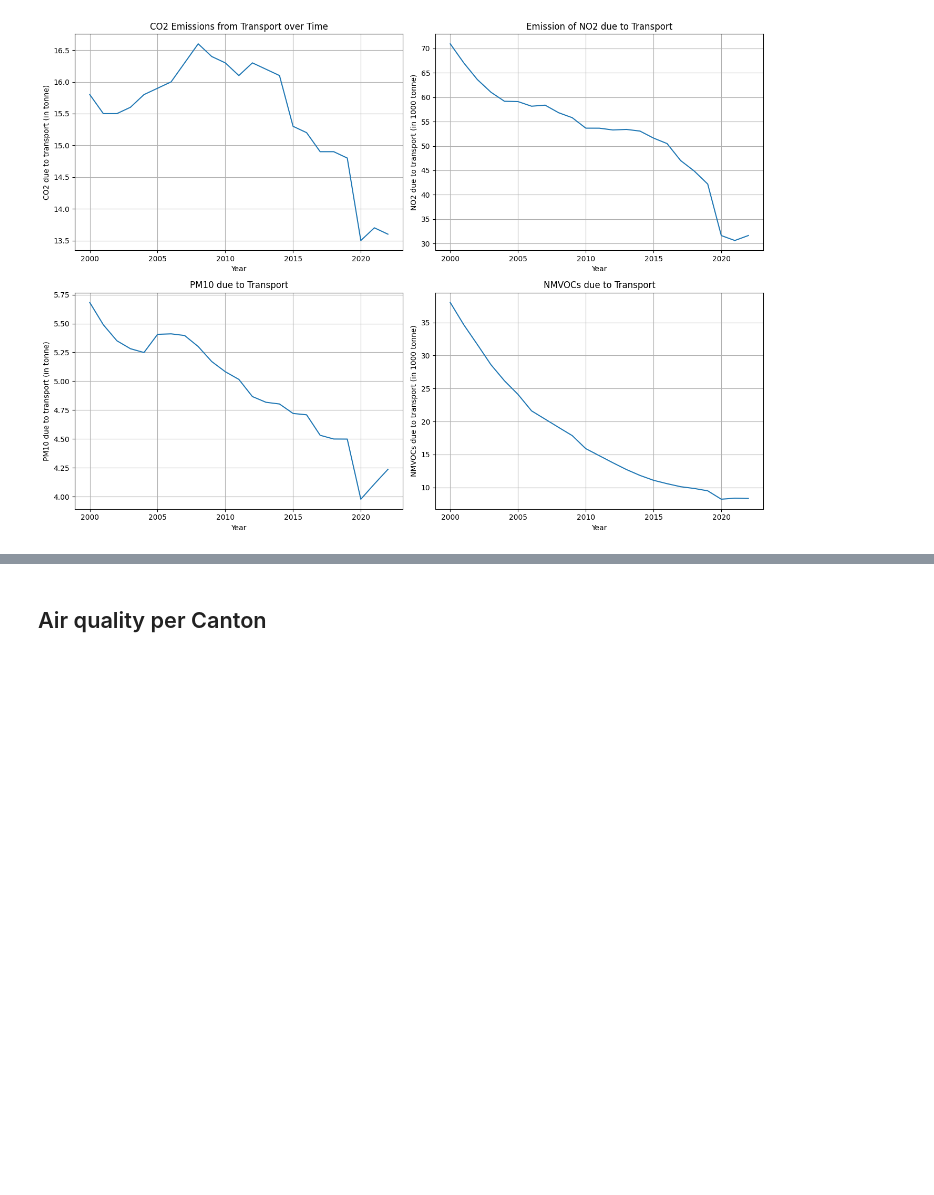
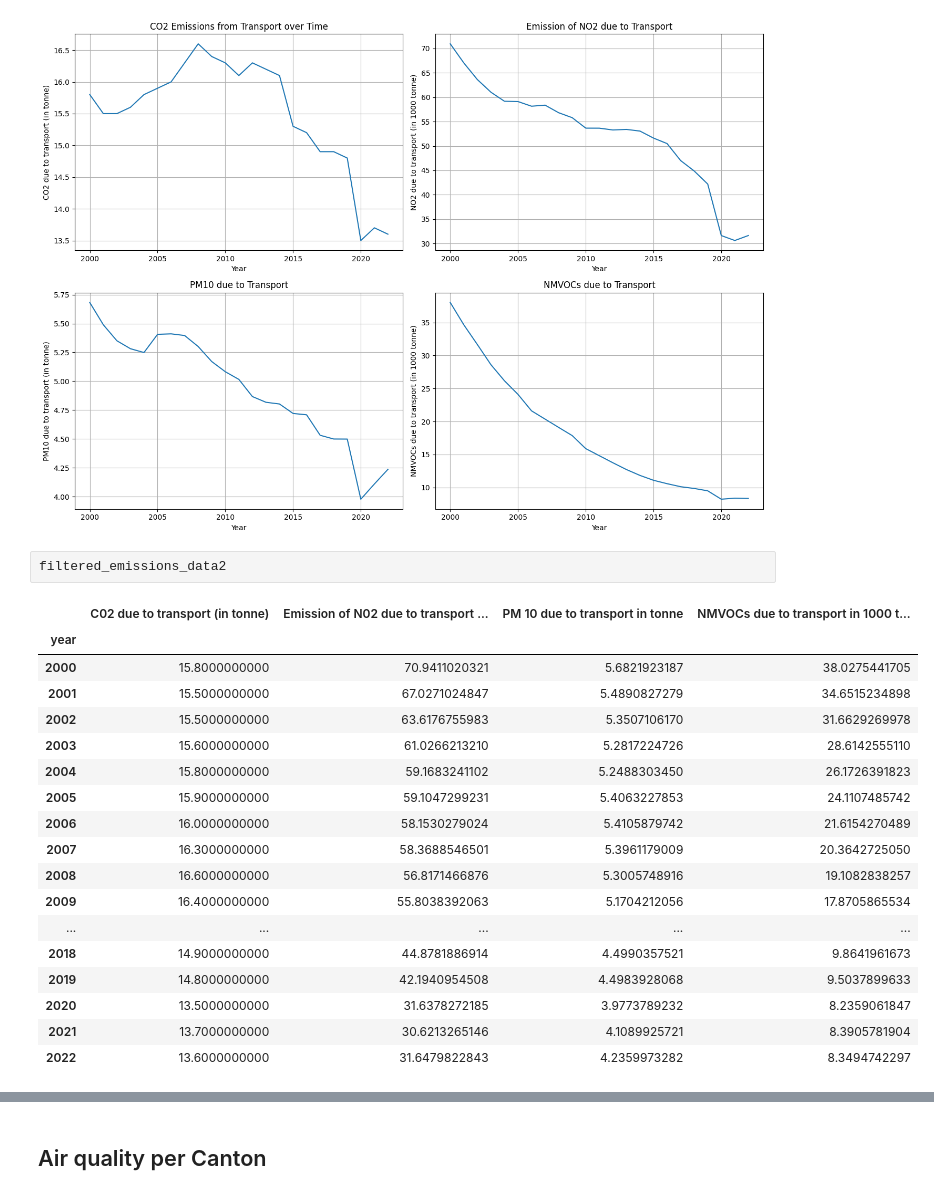
Before and after one commit to Udzf/EV, a Jupyter notebook: Copie_de_Copie_de_Fuel_type_in_Switzerland.ipynb, the cells around one changed output, grey strips where cells are left out. Saved outputs shown, nothing was run; the diff lists cells and outputs as text; blank space fills up the shorter version.

```diff
--- a/Copie_de_Copie_de_Fuel_type_in_Switzerland.ipynb
+++ b/Copie_de_Copie_de_Fuel_type_in_Switzerland.ipynb
@@ -723,6 +731,27 @@ plt.tight_layout()
 plt.show()
 # %% [output]
 [figure]
+# %%
+filtered_emissions_data2
+# %% [output]
+|  | C02 due to transport (in tonne) | Emission of N02 due to transport ... | PM 10 due to transport in tonne | NMVOCs due to transport in 1000 t... |
+| year |  |  |  |  |
+| 2000 | 15.8000000000 | 70.9411020321 | 5.6821923187 | 38.0275441705 |
+| 2001 | 15.5000000000 | 67.0271024847 | 5.4890827279 | 34.6515234898 |
+| 2002 | 15.5000000000 | 63.6176755983 | 5.3507106170 | 31.6629269978 |
+| 2003 | 15.6000000000 | 61.0266213210 | 5.2817224726 | 28.6142555110 |
+| 2004 | 15.8000000000 | 59.1683241102 | 5.2488303450 | 26.1726391823 |
+| 2005 | 15.9000000000 | 59.1047299231 | 5.4063227853 | 24.1107485742 |
+| 2006 | 16.0000000000 | 58.1530279024 | 5.4105879742 | 21.6154270489 |
+| 2007 | 16.3000000000 | 58.3688546501 | 5.3961179009 | 20.3642725050 |
+| 2008 | 16.6000000000 | 56.8171466876 | 5.3005748916 | 19.1082838257 |
+| 2009 | 16.4000000000 | 55.8038392063 | 5.1704212056 | 17.8705865534 |
+| ... | ... | ... | ... | ... |
+| 2018 | 14.9000000000 | 44.8781886914 | 4.4990357521 | 9.8641961673 |
+| 2019 | 14.8000000000 | 42.1940954508 | 4.4983928068 | 9.5037899633 |
+| 2020 | 13.5000000000 | 31.6378272185 | 3.9773789232 | 8.2359061847 |
+| 2021 | 13.7000000000 | 30.6213265146 | 4.1089925721 | 8.3905781904 |
+| 2022 | 13.6000000000 | 31.6479822843 | 4.2359973282 | 8.3494742297 |
 # %%
 import matplotlib.pyplot as plt
 
```
Also changed, not shown: parts of 29 cells of this notebook.
